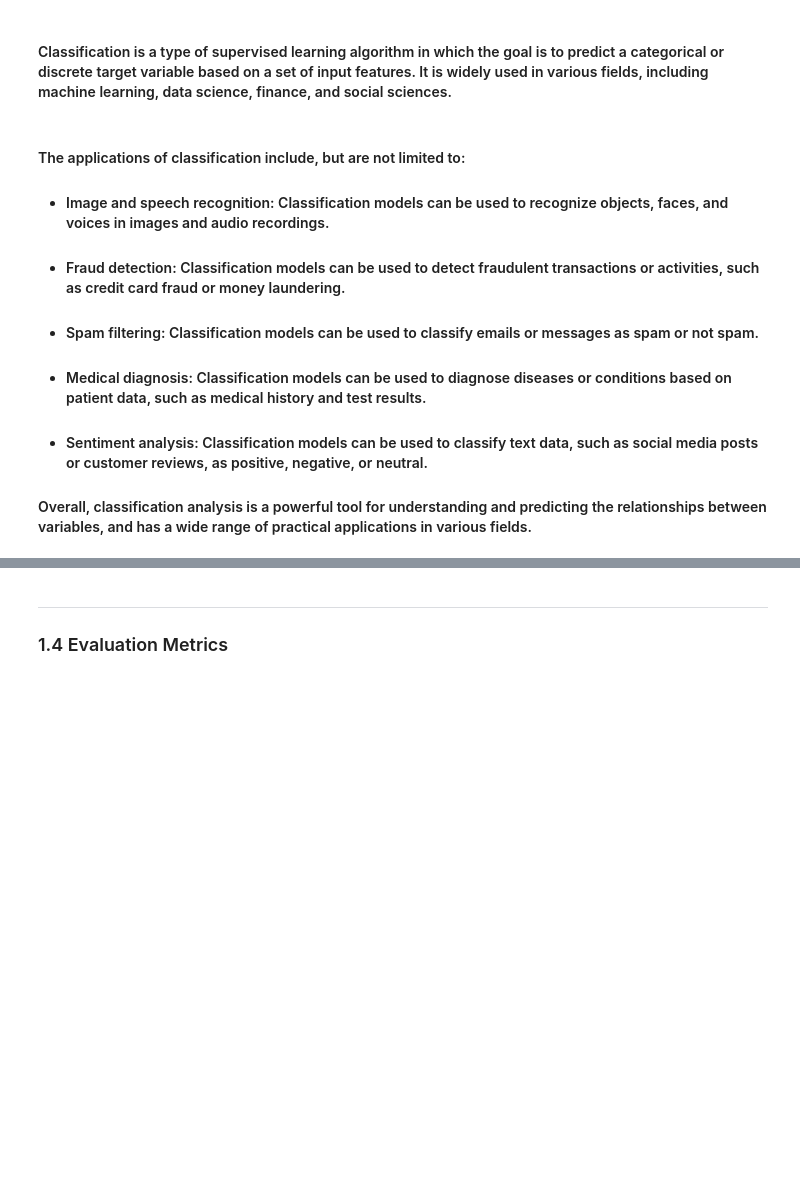
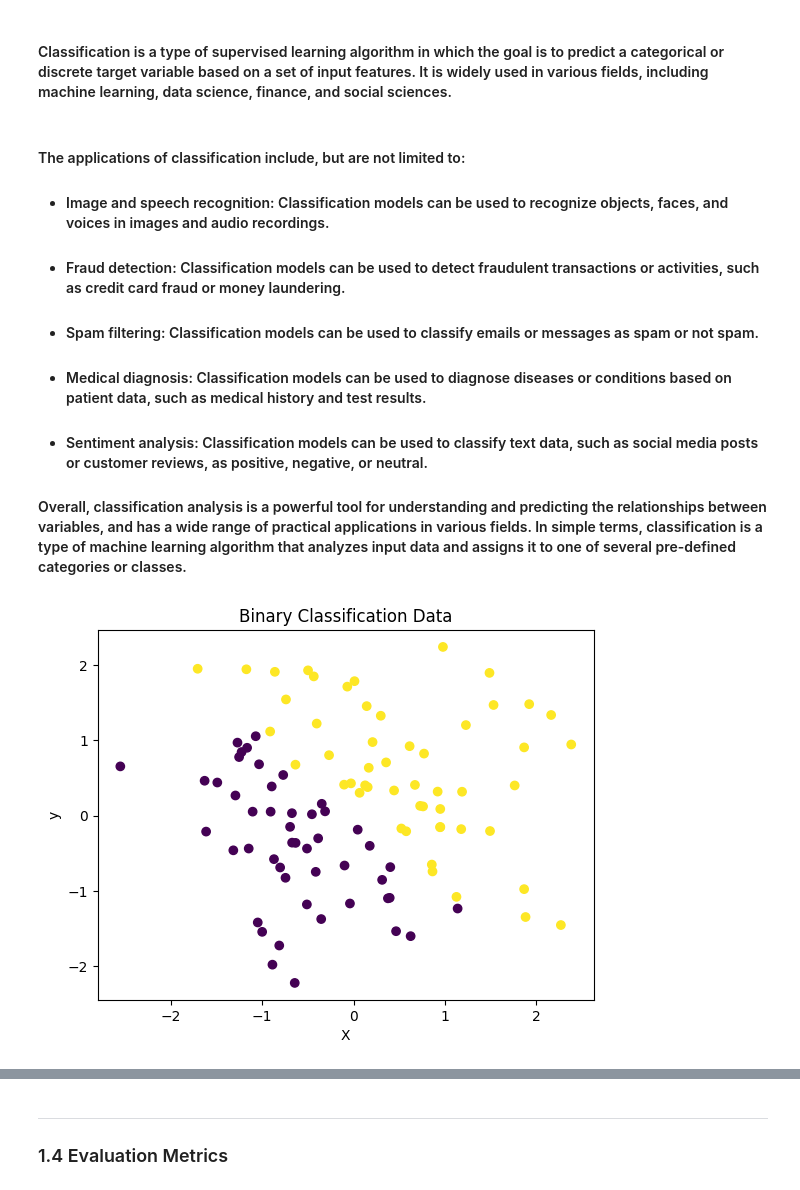
Before and after one commit to ArcaneIrvine/ACM_Machine_Learning, a Jupyter notebook: Lessons/lesson_3.ipynb, the cells around one changed output, grey strips where cells are left out. Cells and saved outputs as stored; diff of their text form; code cells hidden in the pictures; blank space fills up the shorter version.

Commit message:
1.3 classification

```diff
--- a/Lessons/lesson_3.ipynb
+++ b/Lessons/lesson_3.ipynb
@@ -79,4 +79,21 @@ array([3.82611364])
 - <h4>Spam filtering: Classification models can be used to classify emails or messages as spam or not spam.</h4>
 - <h4>Medical diagnosis: Classification models can be used to diagnose diseases or conditions based on patient data, such as medical history and test results.</h4>
 - <h4>Sentiment analysis: Classification models can be used to classify text data, such as social media posts or customer reviews, as positive, negative, or neutral.</h4>
-#### Overall, classification analysis is a powerful tool for understanding and predicting the relationships between variables, and has a wide range of practical applications in various fields.
+#### Overall, classification analysis is a powerful tool for understanding and predicting the relationships between variables, and has a wide range of practical applications in various fields. In simple terms, classification is a type of machine learning algorithm that analyzes input data and assigns it to one of several pre-defined categories or classes.
+# %%
+import numpy as np
+import matplotlib.pyplot as plt
+
+# Generate some random data
+np.random.seed(0)
+X = np.random.randn(100, 2)
+y = (X[:, 0] + X[:, 1] > 0).astype(int)
+
+# Plot the data
+plt.scatter(X[:, 0], X[:, 1], c=y)
+plt.xlabel('X')
+plt.ylabel('y')
+plt.title('Binary Classification Data')
+plt.show()
+# %% [output]
+[figure, added]
```
Also changed, not shown: parts of 6 cells of this notebook.
